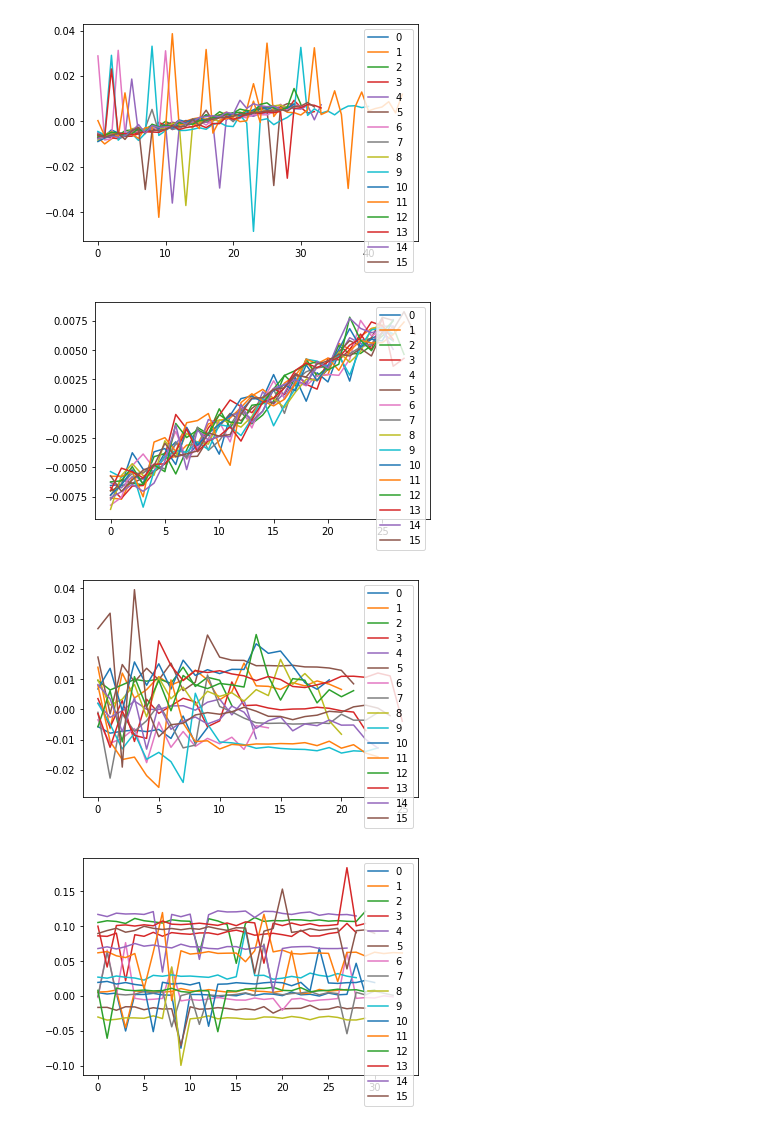
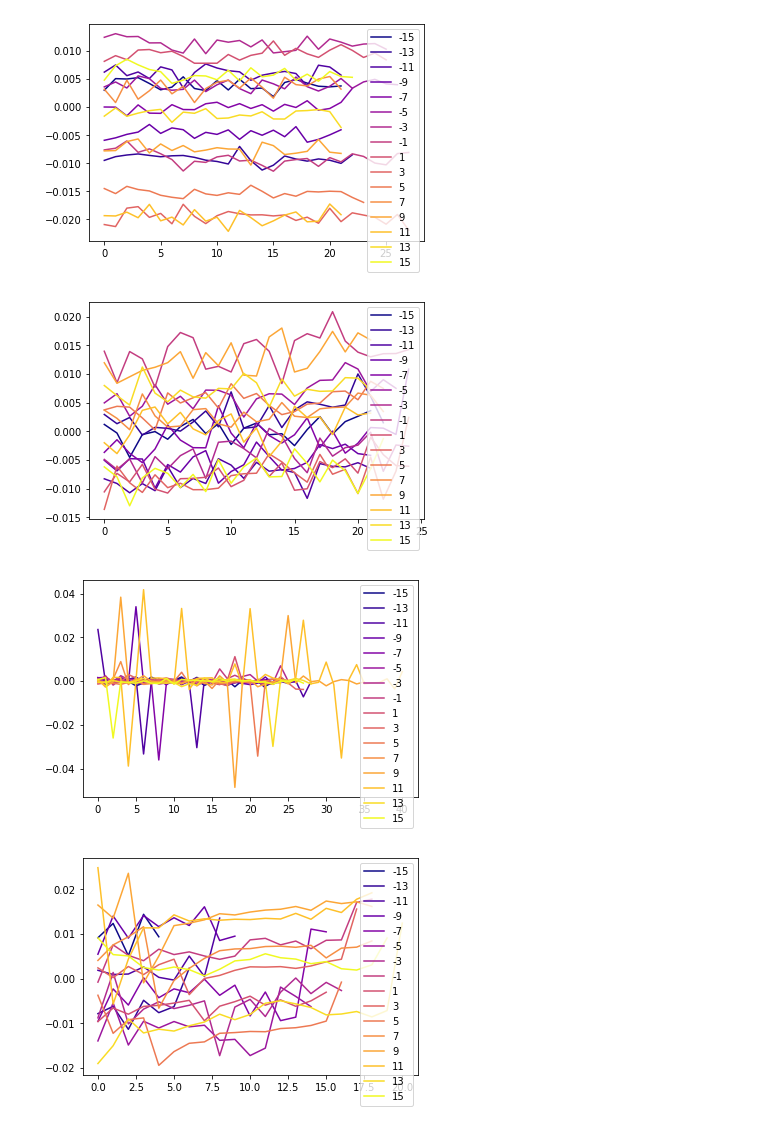
Before and after one commit to branislavjenco/thesis-code, a Jupyter notebook: centroid_distances.ipynb, the cells around one changed output. Drawn from its saved outputs; the diff is of its cells as text; code cells hidden in the pictures.

```diff
--- a/centroid_distances.ipynb
+++ b/centroid_distances.ipynb
@@ -1,5 +1,9 @@
 # %%
 import matplotlib.pyplot as plt
+import matplotlib.colors as colors
+import matplotlib.cm as cmx
+
+
 
 laser_id_to_angle = {
     0: -15,
@@ -14,44 +18,48 @@ laser_id_to_angle = {
     9: 9,
     10: -5,
     11: 11,
     12: -3,
     13: 13,
     14: -1,
     15: 15
 }
 laser_angle_to_id = {y:x for x,y in laser_id_to_angle.items()}
 sorted_angles_asc = sorted(laser_angle_to_id.keys())
 sorted_ids_by_angle = [laser_angle_to_id[angle] for angle in sorted_angles_asc]
 
+cm = plt.get_cmap('plasma')
+cNorm  = colors.Normalize(vmin=0, vmax=len(sorted_ids_by_angle)-1)
+scalarMap = cmx.ScalarMappable(norm=cNorm, cmap=cm)
+
 
 def plot_centroid_distances(filename):
     distances = [[] for _ in range(16)]
     current_id = -1
     # the centroid distances in this file should be sorted by the centroids z-coordinate
     with open(filename) as f:
         for line in f:
             if line.startswith("Laser id"):
                 current_id = current_id + 1
             else:
                 distances[current_id].append(float(line.rstrip("\n")))
 
     # try sorting by the angle
-    for dist in distances:
-        plt.plot(dist[1:])
-    plt.legend(range(16))
+    for i, idx in enumerate(sorted_ids_by_angle):
+        plt.plot(distances[idx][6:], label=laser_id_to_angle[idx], c=scalarMap.to_rgba(i))
+    plt.legend()
     plt.show()
 
-plot_centroid_distances("/home/brano/Projects/thesis/virtual_error_measurements/5m_various_errors_comparison/centroid_distances.txt")
-# plot_centroid_distances("/home/brano/Projects/thesis/virtual_error_measurements/5m_various_errors_comparison/centroids_sample_new006.txt")
-plot_centroid_distances("/home/brano/Projects/thesis/virtual_error_measurements/5m_various_errors_comparison/centroids_sample_new005.txt")
-# plot_centroid_distances("/home/brano/Projects/thesis/virtual_error_measurements/5m_various_errors_comparison/centroids_sample_new004.txt")
-# plot_centroid_distances("/home/brano/Projects/thesis/virtual_error_measurements/5m_various_errors_comparison/centroids_sample_new007.txt")
 
-plot_centroid_distances("/home/brano/Projects/github_indoor++/pcds/error_measurements/5m_2/fragments/fragment_0/centroid_distances_wall.txt")
 
-plot_centroid_distances("/home/brano/Projects/thesis/virtual_error_measurements/5m_various_errors_comparison/centroids_default.txt")
+plot_centroid_distances("/home/brano/Projects/thesis/virtual_error_measurements/5m_various_errors_comparison/different_noise_mu_per_laser/5m_0_wall_centroids_sampled_error.txt")
+plot_centroid_distances("/home/brano/Projects/thesis/virtual_error_measurements/5m_various_errors_comparison/different_noise_mu_per_laser_double_stddev/5m_0_wall_centroids.txt")
+
+plot_centroid_distances("/home/brano/Projects/thesis/virtual_error_measurements/5m_various_errors_comparison/centroids_sample_virtual.txt")
+
+plot_centroid_distances("/home/brano/Projects/thesis/virtual_error_measurements/5m_various_errors_comparison/centroids_wall_real.txt")
+plot_centroid_distances("/home/brano/Projects/thesis/virtual_error_measurements/5m_various_errors_comparison/different_noise_mu_per_laser/5m_0_wall_centroids_default_error.txt")
 # %% [output]
-[figure, old version]
+[figure, new version]
-[figure, old version]
+[figure, new version]
-[figure, old version]
+[figure, new version]
-[figure, old version]
+[figure, new version]
```
Also changed, not shown: parts of 2 cells of this notebook, 4 other files.
